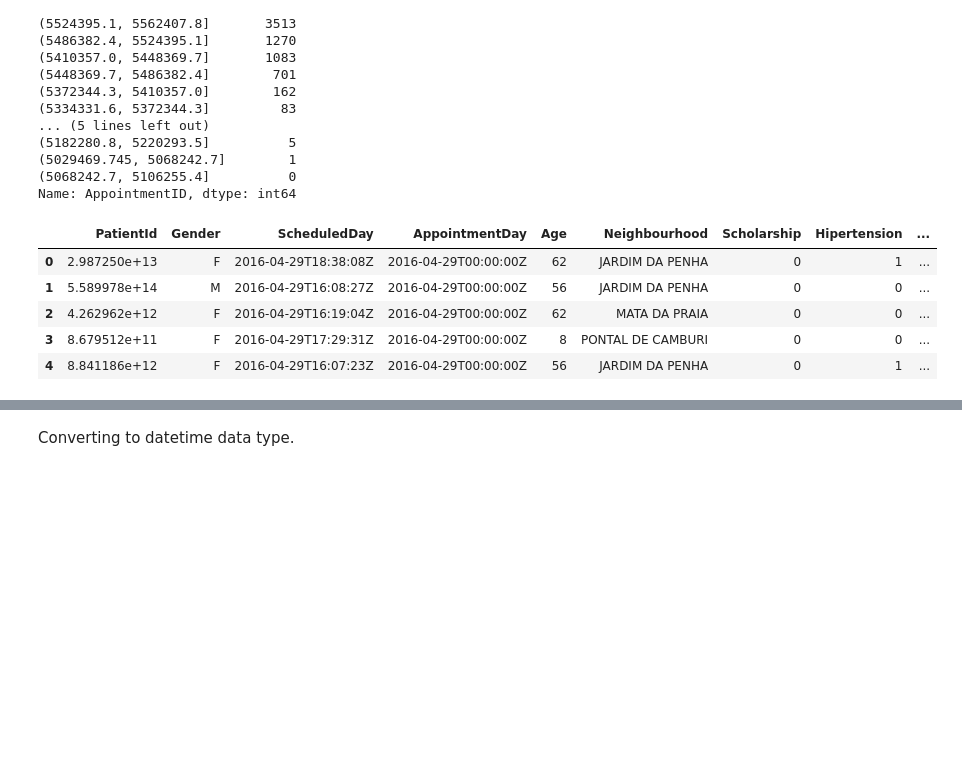
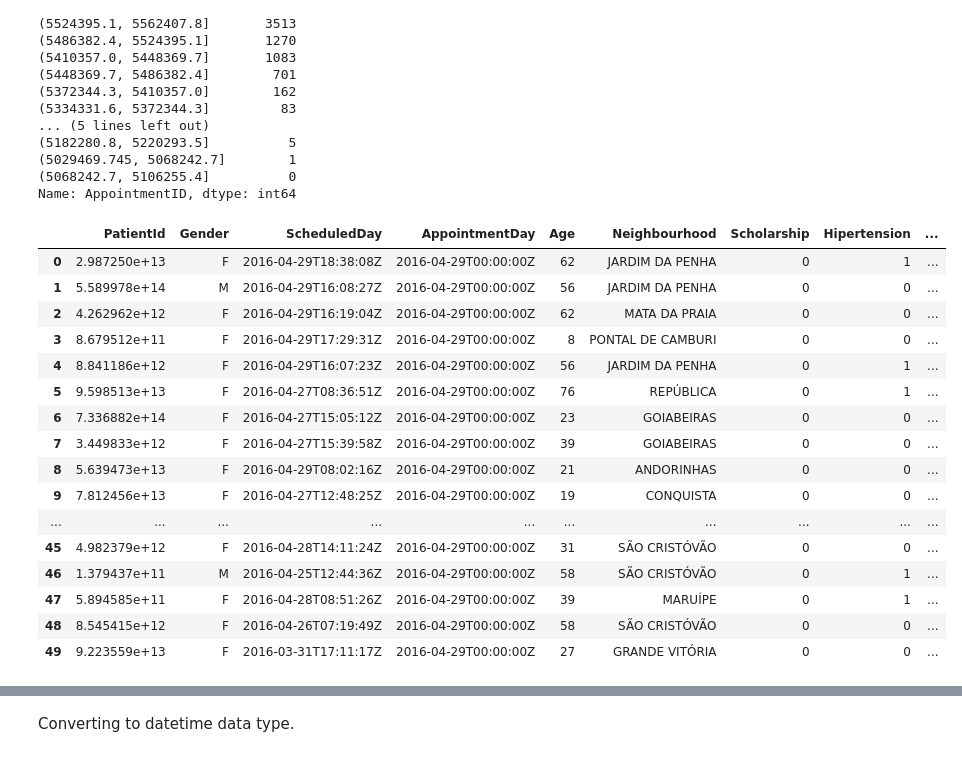
Before and after one commit to mgalaviz1/my_work, a Jupyter notebook: capstone2/predicting_no_shows.ipynb, the cells around one changed output, grey strips where cells are left out. Cells and saved outputs as stored; diff of their text form; code cells hidden in the pictures; blank space fills up the shorter version.

```diff
--- a/capstone2/predicting_no_shows.ipynb
+++ b/capstone2/predicting_no_shows.ipynb
@@ -210,14 +342,25 @@ Name: AppointmentID, dtype: int64
 
 df = df.drop(columns = 'AppointmentID')
 # %%
-df.head()
+df.head(50)
 # %% [output]
 |  | PatientId | Gender | ScheduledDay | AppointmentDay | Age | Neighbourhood | Scholarship | Hipertension | ... |
 | 0 | 2.987250e+13 | F | 2016-04-29T18:38:08Z | 2016-04-29T00:00:00Z | 62 | JARDIM DA PENHA | 0 | 1 | ... |
 | 1 | 5.589978e+14 | M | 2016-04-29T16:08:27Z | 2016-04-29T00:00:00Z | 56 | JARDIM DA PENHA | 0 | 0 | ... |
 | 2 | 4.262962e+12 | F | 2016-04-29T16:19:04Z | 2016-04-29T00:00:00Z | 62 | MATA DA PRAIA | 0 | 0 | ... |
 | 3 | 8.679512e+11 | F | 2016-04-29T17:29:31Z | 2016-04-29T00:00:00Z | 8 | PONTAL DE CAMBURI | 0 | 0 | ... |
 | 4 | 8.841186e+12 | F | 2016-04-29T16:07:23Z | 2016-04-29T00:00:00Z | 56 | JARDIM DA PENHA | 0 | 1 | ... |
+| 5 | 9.598513e+13 | F | 2016-04-27T08:36:51Z | 2016-04-29T00:00:00Z | 76 | REPÚBLICA | 0 | 1 | ... |
+| 6 | 7.336882e+14 | F | 2016-04-27T15:05:12Z | 2016-04-29T00:00:00Z | 23 | GOIABEIRAS | 0 | 0 | ... |
+| 7 | 3.449833e+12 | F | 2016-04-27T15:39:58Z | 2016-04-29T00:00:00Z | 39 | GOIABEIRAS | 0 | 0 | ... |
+| 8 | 5.639473e+13 | F | 2016-04-29T08:02:16Z | 2016-04-29T00:00:00Z | 21 | ANDORINHAS | 0 | 0 | ... |
+| 9 | 7.812456e+13 | F | 2016-04-27T12:48:25Z | 2016-04-29T00:00:00Z | 19 | CONQUISTA | 0 | 0 | ... |
+| ... | ... | ... | ... | ... | ... | ... | ... | ... | ... |
+| 45 | 4.982379e+12 | F | 2016-04-28T14:11:24Z | 2016-04-29T00:00:00Z | 31 | SÃO CRISTÓVÃO | 0 | 0 | ... |
+| 46 | 1.379437e+11 | M | 2016-04-25T12:44:36Z | 2016-04-29T00:00:00Z | 58 | SÃO CRISTÓVÃO | 0 | 1 | ... |
+| 47 | 5.894585e+11 | F | 2016-04-28T08:51:26Z | 2016-04-29T00:00:00Z | 39 | MARUÍPE | 0 | 1 | ... |
+| 48 | 8.545415e+12 | F | 2016-04-26T07:19:49Z | 2016-04-29T00:00:00Z | 58 | SÃO CRISTÓVÃO | 0 | 0 | ... |
+| 49 | 9.223559e+13 | F | 2016-03-31T17:11:17Z | 2016-04-29T00:00:00Z | 27 | GRANDE VITÓRIA | 0 | 0 | ... |
 # %%
 # cleaning column names
 
```
Also changed, not shown: parts of 56 cells of this notebook, 3 other files.
